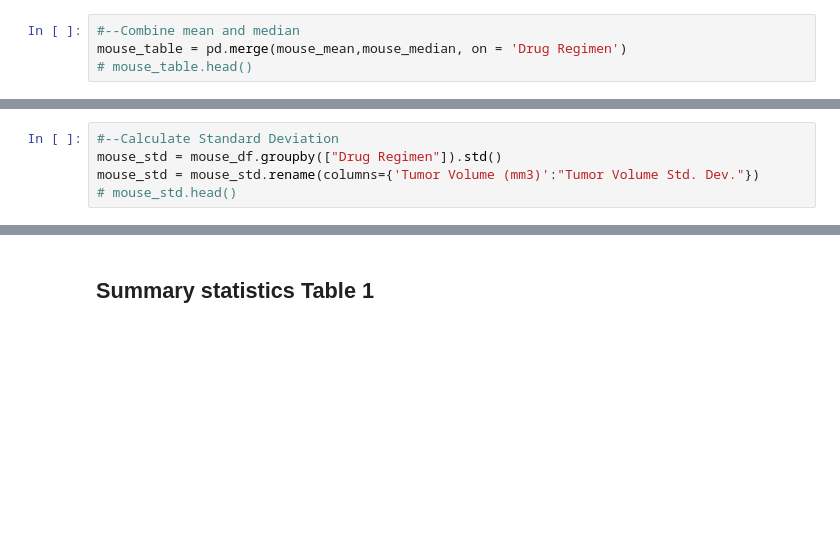
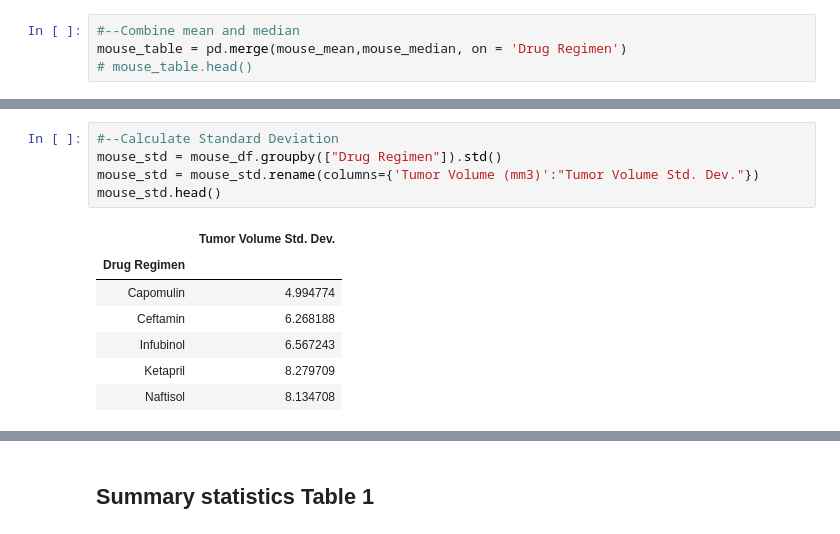
Before and after one commit to PanaratDuke/pymaceuticals, a Jupyter notebook: Pymaceuticals.ipynb, the cells around one changed output, grey strips where cells are left out. Saved outputs shown, nothing was run; the diff lists cells and outputs as text; blank space fills up the shorter version.

```diff
--- a/Pymaceuticals.ipynb
+++ b/Pymaceuticals.ipynb
@@ -43,8 +59,16 @@ mouse_table = pd.merge(mouse_table,mouse_var, on = 'Drug Regimen')
 # %%
 #--Calculate Standard Deviation
 mouse_std = mouse_df.groupby(["Drug Regimen"]).std()
 mouse_std = mouse_std.rename(columns={'Tumor Volume (mm3)':"Tumor Volume Std. Dev."})
-# mouse_std.head()
+mouse_std.head()
+# %% [output]
+|  | Tumor Volume Std. Dev. |
+| Drug Regimen |  |
+| Capomulin | 4.994774 |
+| Ceftamin | 6.268188 |
+| Infubinol | 6.567243 |
+| Ketapril | 8.279709 |
+| Naftisol | 8.134708 |
 # %%
 #--Combine mean, median, var with std. dev
 mouse_table = pd.merge(mouse_table,mouse_std, on = 'Drug Regimen')
```
Also changed, not shown: parts of 23 cells of this notebook, 1 other file.
